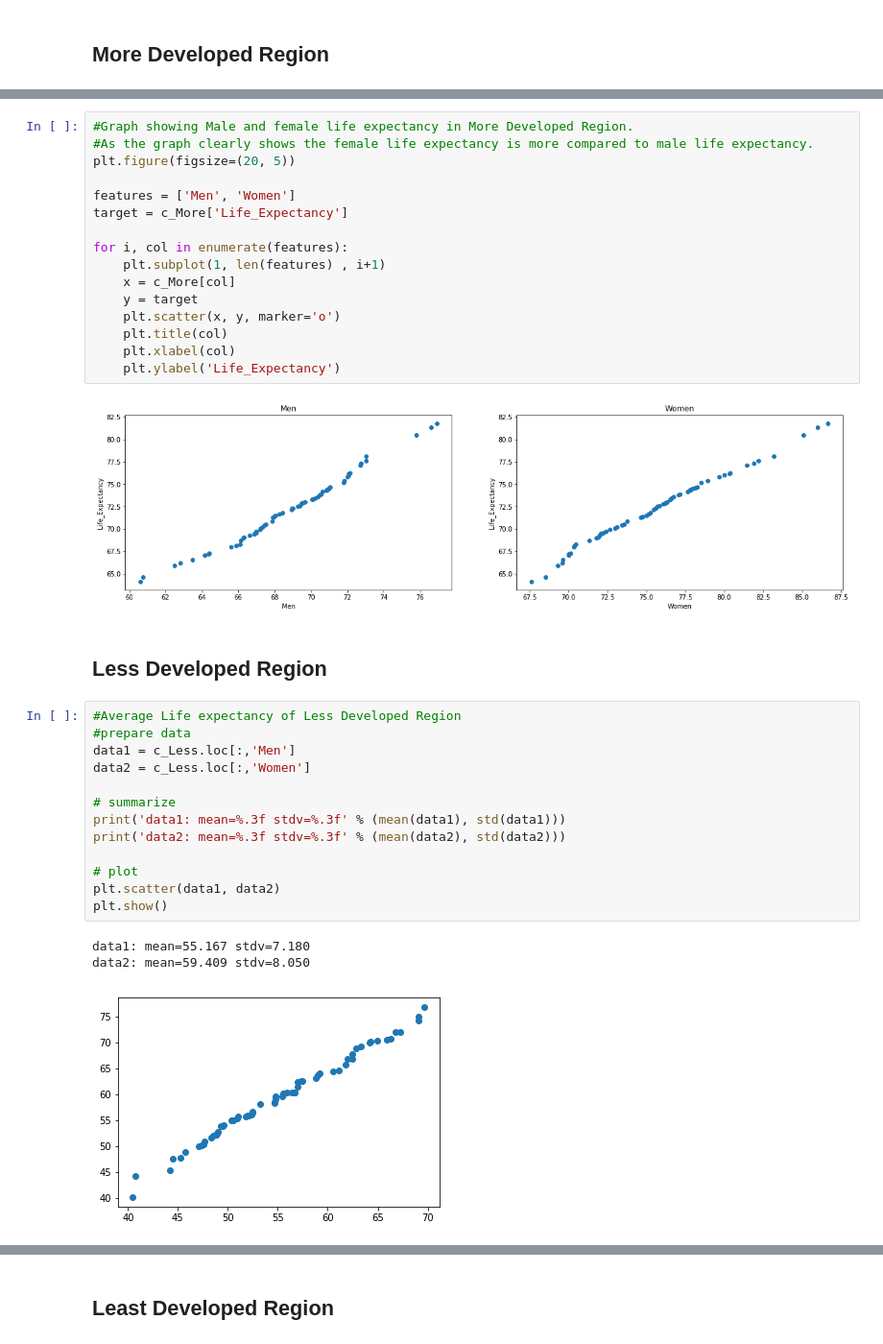
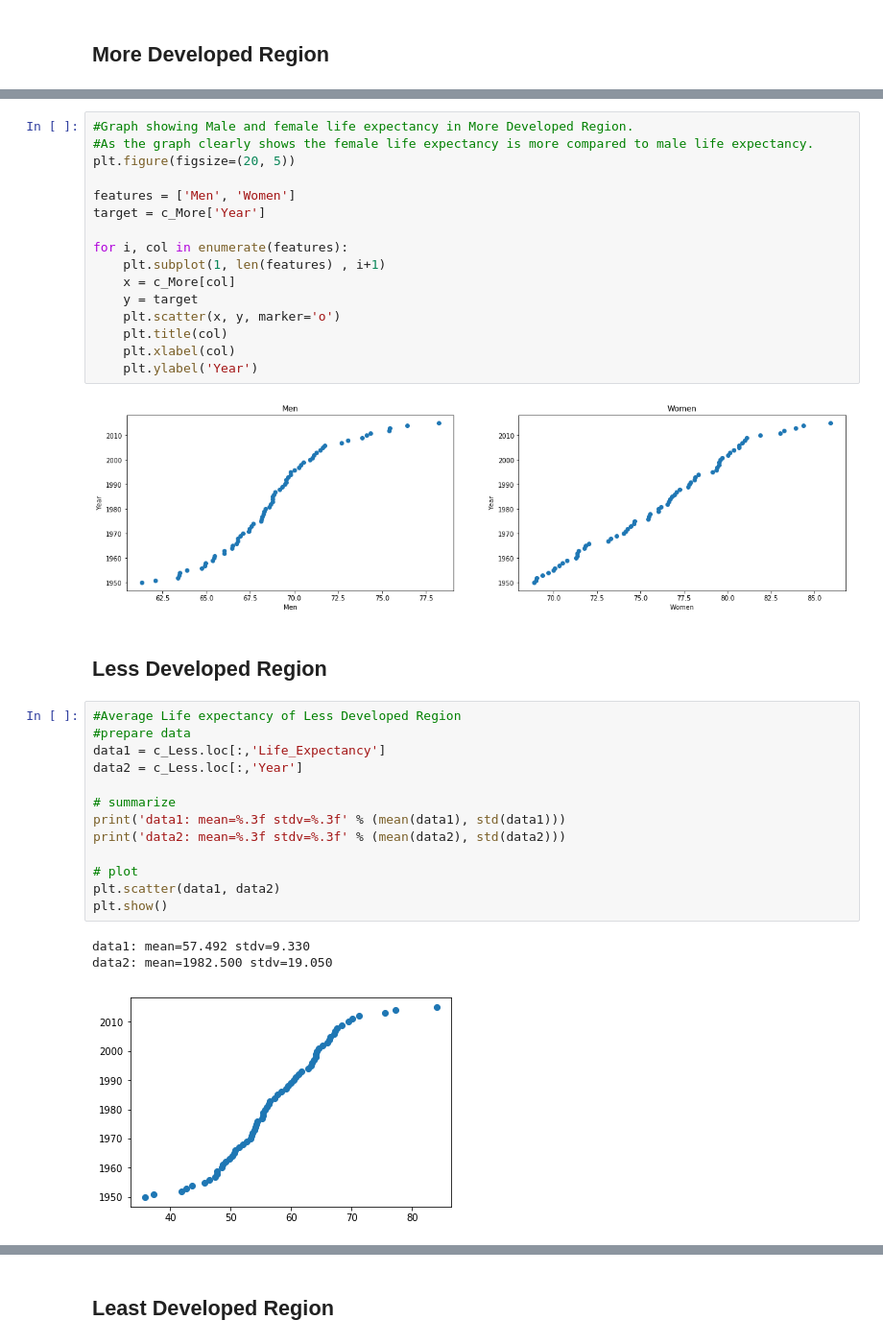
Before and after one commit to cdigap/ProgDA_Project, a Jupyter notebook: DataAnalytics_Project.ipynb, the cells around one changed output, grey strips where cells are left out. Shown: that part at 96% size. Cells and saved outputs as stored; diff of their text form.

```diff
--- a/DataAnalytics_Project.ipynb
+++ b/DataAnalytics_Project.ipynb
@@ -661,7 +629,7 @@ data2: mean=76.194 stdv=4.298
 plt.figure(figsize=(20, 5))
 
 features = ['Men', 'Women']
-target = c_More['Life_Expectancy']
+target = c_More['Year']
 
 for i, col in enumerate(features):
     plt.subplot(1, len(features) , i+1)
@@ -670,28 +638,28 @@ for i, col in enumerate(features):
     plt.scatter(x, y, marker='o')
     plt.title(col)
     plt.xlabel(col)
-    plt.ylabel('Life_Expectancy')
+    plt.ylabel('Year')
 # %% [output]
-[figure, old version]
+[figure, new version]
 # %% [markdown]
 ## Less Developed Region
 # %%
 #Average Life expectancy of Less Developed Region
 #prepare data
-data1 = c_Less.loc[:,'Men']
-data2 = c_Less.loc[:,'Women']
+data1 = c_Less.loc[:,'Life_Expectancy']
+data2 = c_Less.loc[:,'Year']
 
 # summarize
 print('data1: mean=%.3f stdv=%.3f' % (mean(data1), std(data1)))
 print('data2: mean=%.3f stdv=%.3f' % (mean(data2), std(data2)))
 
 # plot
 plt.scatter(data1, data2)
 plt.show()
 # %% [output]
-data1: mean=55.167 stdv=7.180
-data2: mean=59.409 stdv=8.050
+data1: mean=57.492 stdv=9.330
+data2: mean=1982.500 stdv=19.050
-[figure, old version]
+[figure, new version]
 # %%
 #Graph showing Male and female life expectancy in Less Developed Region.
 #As the graph clearly shows the female life expectancy is more compared to male life expectancy.
```
Also changed, not shown: parts of 25 cells of this notebook.
